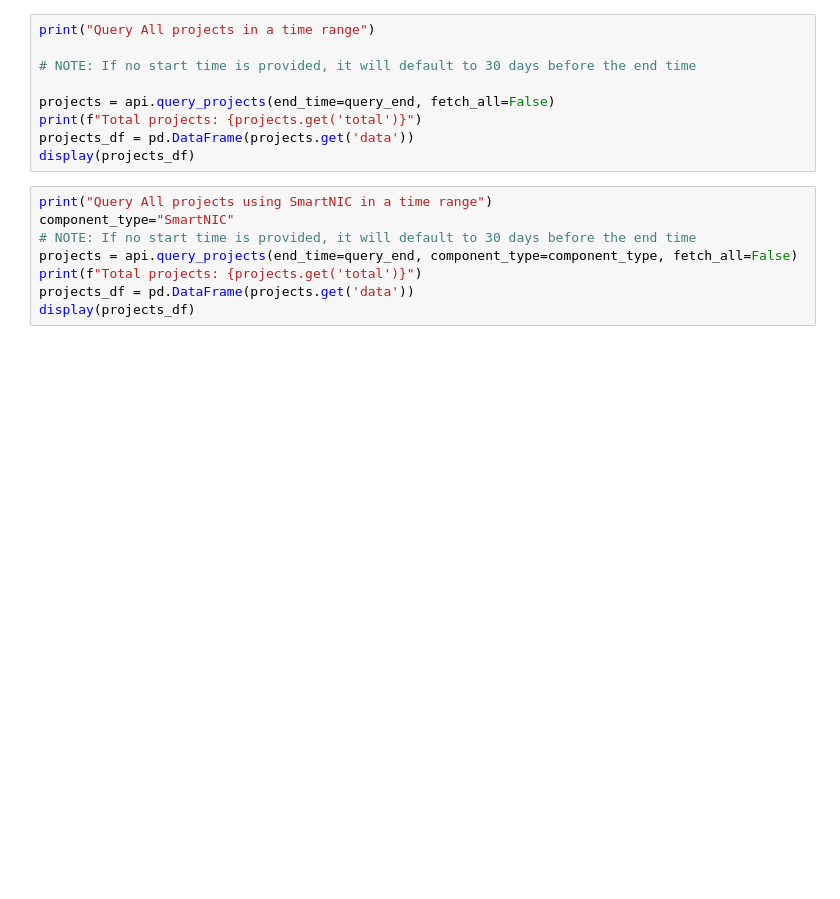
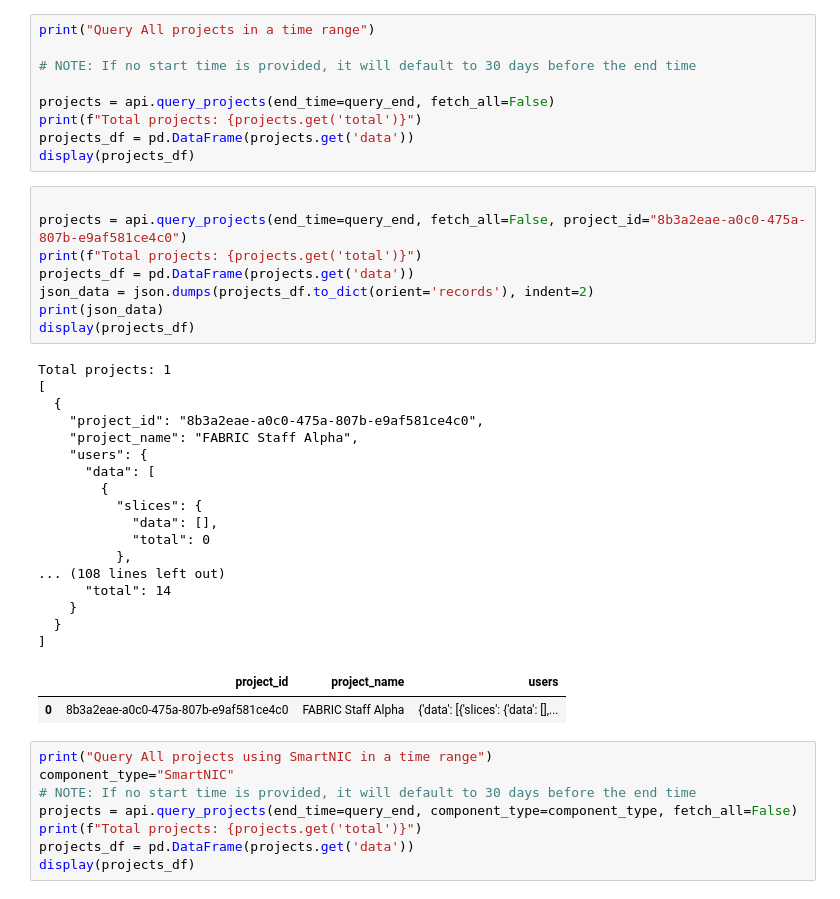
Before and after one commit to fabric-testbed/reports, a Jupyter notebook: tools/api_usage.ipynb, the cells around one changed output. Drawn from its saved outputs; the diff is of its cells as text; blank space fills up the shorter version.

```diff
--- a/tools/api_usage.ipynb
+++ b/tools/api_usage.ipynb
@@ -38,6 +60,34 @@ projects = api.query_projects(end_time=query_end, fetch_all=False)
 print(f"Total projects: {projects.get('total')}")
 projects_df = pd.DataFrame(projects.get('data'))
 display(projects_df)
+# %%
+
+projects = api.query_projects(end_time=query_end, fetch_all=False, project_id="8b3a2eae-a0c0-475a-807b-e9af581ce4c0")
+print(f"Total projects: {projects.get('total')}")
+projects_df = pd.DataFrame(projects.get('data'))
+json_data = json.dumps(projects_df.to_dict(orient='records'), indent=2)
+print(json_data)
+display(projects_df)
+# %% [output]
+Total projects: 1
+[
+  {
+    "project_id": "8b3a2eae-a0c0-475a-807b-e9af581ce4c0",
+    "project_name": "FABRIC Staff Alpha",
+    "users": {
+      "data": [
+        {
+          "slices": {
+            "data": [],
+            "total": 0
+          },
+... (108 lines left out)
+      "total": 14
+    }
+  }
+]
+|  | project_id | project_name | users |
+| 0 | 8b3a2eae-a0c0-475a-807b-e9af581ce4c0 | FABRIC Staff Alpha | {'data': [{'slices': {'data': [],... |
 # %%
 print("Query All projects using SmartNIC in a time range")
 component_type="SmartNIC"
```
Also changed, not shown: parts of 4 cells of this notebook, 16 other files.
